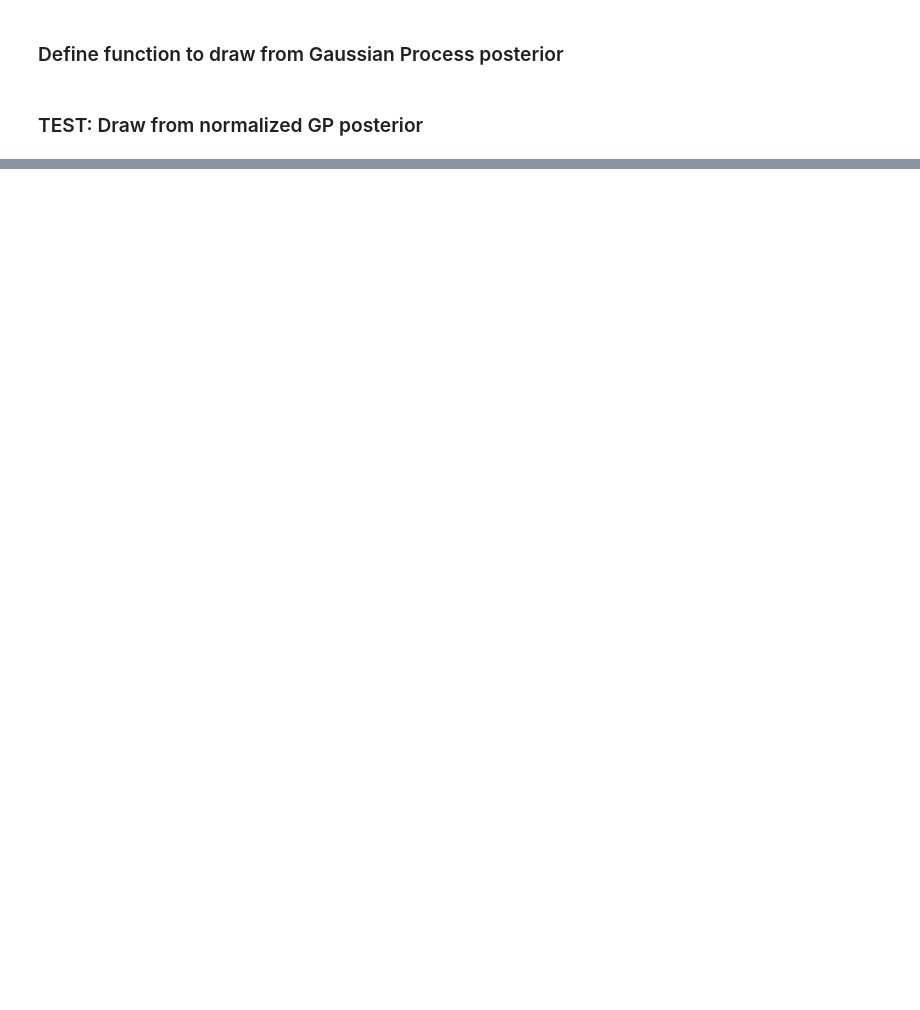
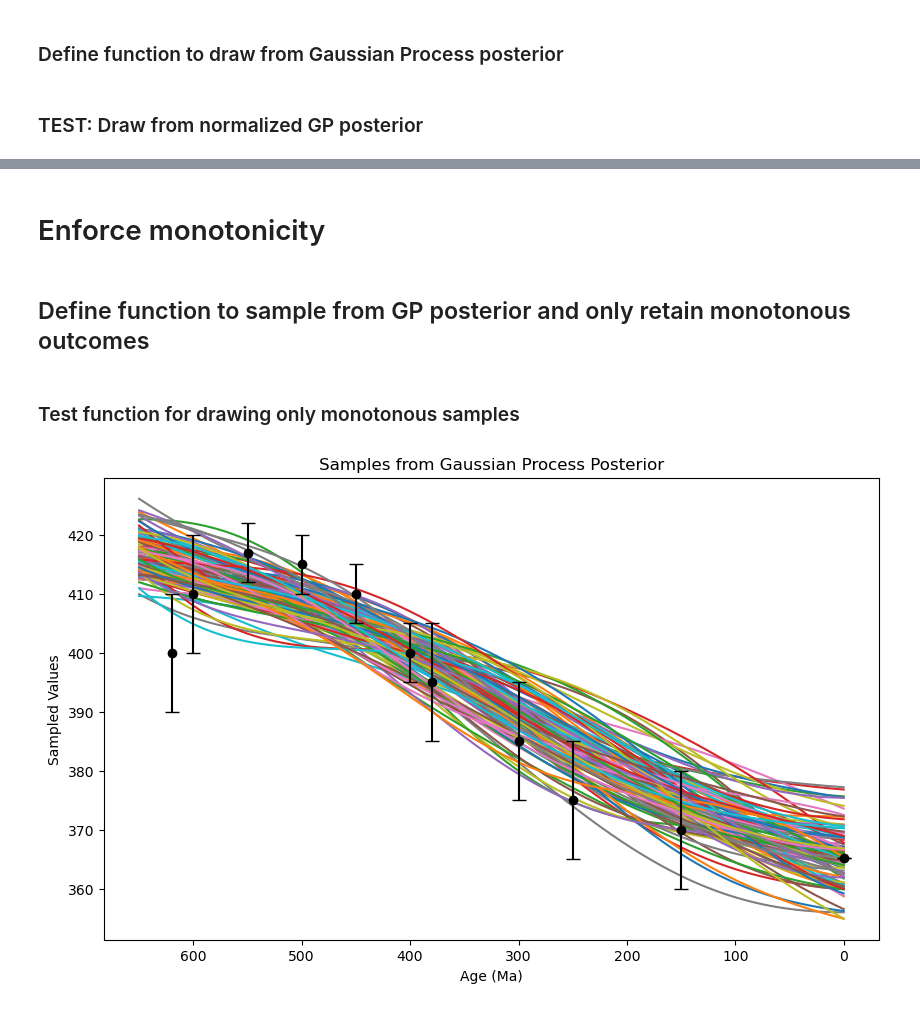
Before and after one commit to nielsjdewinter/Earth_Moon_Gaussian_process, a Jupyter notebook: EMGaussian_RBF_linear_errors.ipynb, the cells around one changed output, grey strips where cells are left out. Drawn from its saved outputs; the diff is of its cells as text; code cells hidden in the pictures; blank space fills up the shorter version.

```diff
--- a/EMGaussian_RBF_linear_errors.ipynb
+++ b/EMGaussian_RBF_linear_errors.ipynb
@@ -416,0 +458,4 @@ sample_from_GP_posterior(cov_post_rescaled, mu_post_rescaled, X = X_test_rescale
+# %% [markdown]
+# Enforce monotonicity
+# %% [markdown]
+## Define function to sample from GP posterior and only retain monotonous outcomes
@@ -416,0 +533,16 @@ sample_from_GP_posterior(cov_post_rescaled, mu_post_rescaled, X = X_test_rescale
+# %% [markdown]
+### Test function for drawing only monotonous samples
+# %%
+# Plot 10 draws from the posterior
+samples = sample_from_GP_posterior_monotonous(
+    cov_post_rescaled,
+    mu_post_rescaled,
+    X = X_test_rescaled,
+    X_in = X_train_rescaled,
+    Y_in = Y_train_rescaled,
+    Y_error = df["Days/year error"].values.astype(float).flatten(),
+    k = 100,
+    plot = True
+)
+# %% [output]
+[figure, added]
```
Also changed, not shown: parts of 12 cells of this notebook, 1 other file.
